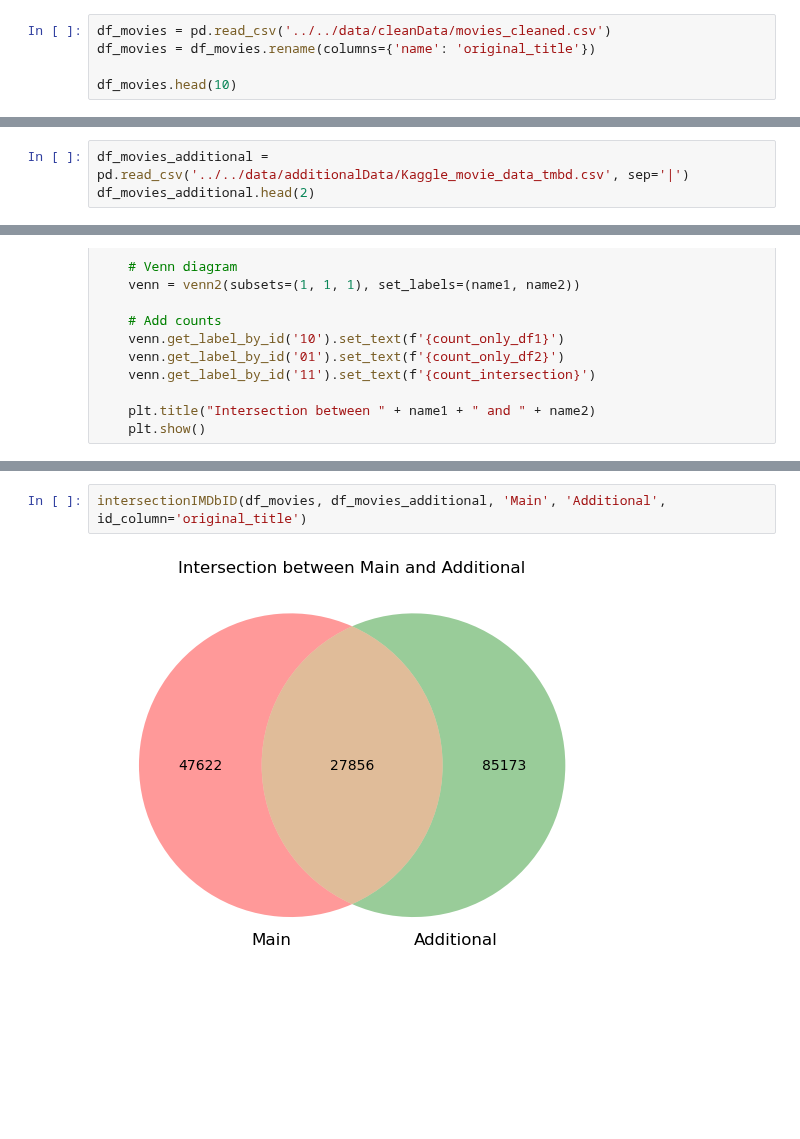
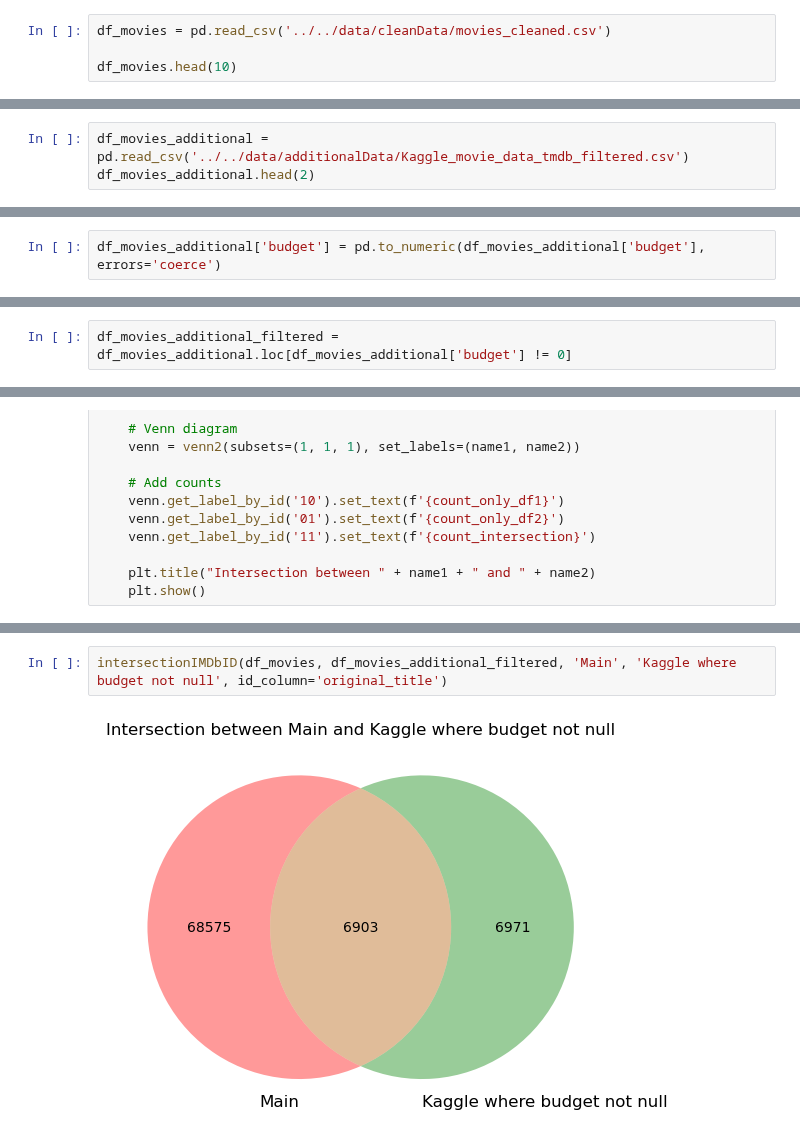
Before and after one commit to epfl-ada/ada-2024-project-teamcsx24, a Jupyter notebook: src/data/additionalDataCleaning.ipynb, the cells around one changed output, grey strips where cells are left out. Saved outputs shown, nothing was run; the diff lists cells and outputs as text; blank space fills up the shorter version.

```diff
--- a/src/data/additionalDataCleaning.ipynb
+++ b/src/data/additionalDataCleaning.ipynb
@@ -5,6 +9,5 @@ import ast
 # %%
 df_movies = pd.read_csv('../../data/cleanData/movies_cleaned.csv')
-df_movies = df_movies.rename(columns={'name': 'original_title'})
 
 df_movies.head(10)
 # %% [output]
@@ -43,6 +47,6 @@ memory usage: 5.6+ MB
 # %% [markdown]
 ## Additional movie data from Kaggle
 # %%
-df_movies_additional = pd.read_csv('../../data/additionalData/Kaggle_movie_data_tmbd.csv', sep='|')
+df_movies_additional = pd.read_csv('../../data/additionalData/Kaggle_movie_data_tmdb_filtered.csv')
 df_movies_additional.head(2)
 # %% [output]
@@ -150,0 +71,2 @@ memory usage: 34.3+ MB
+# %%
+df_movies_additional['budget'] = pd.to_numeric(df_movies_additional['budget'], errors='coerce')
@@ -150,0 +75,2 @@ memory usage: 34.3+ MB
+# %%
+df_movies_additional_filtered = df_movies_additional.loc[df_movies_additional['budget'] != 0]
@@ -186,4 +172,4 @@ intersectionIMDbID(df_title_additional, df_movies_additional, 'IMDb', 'Kaggle',
 # %%
-intersectionIMDbID(df_movies, df_movies_additional, 'Main', 'Additional', id_column='original_title')
+intersectionIMDbID(df_movies, df_movies_additional_filtered, 'Main', 'Kaggle where budget not null', id_column='original_title')
 # %% [output]
-[figure, old version]
+[figure, new version]
```
Also changed, not shown: parts of 43 cells of this notebook, 8 other files.
